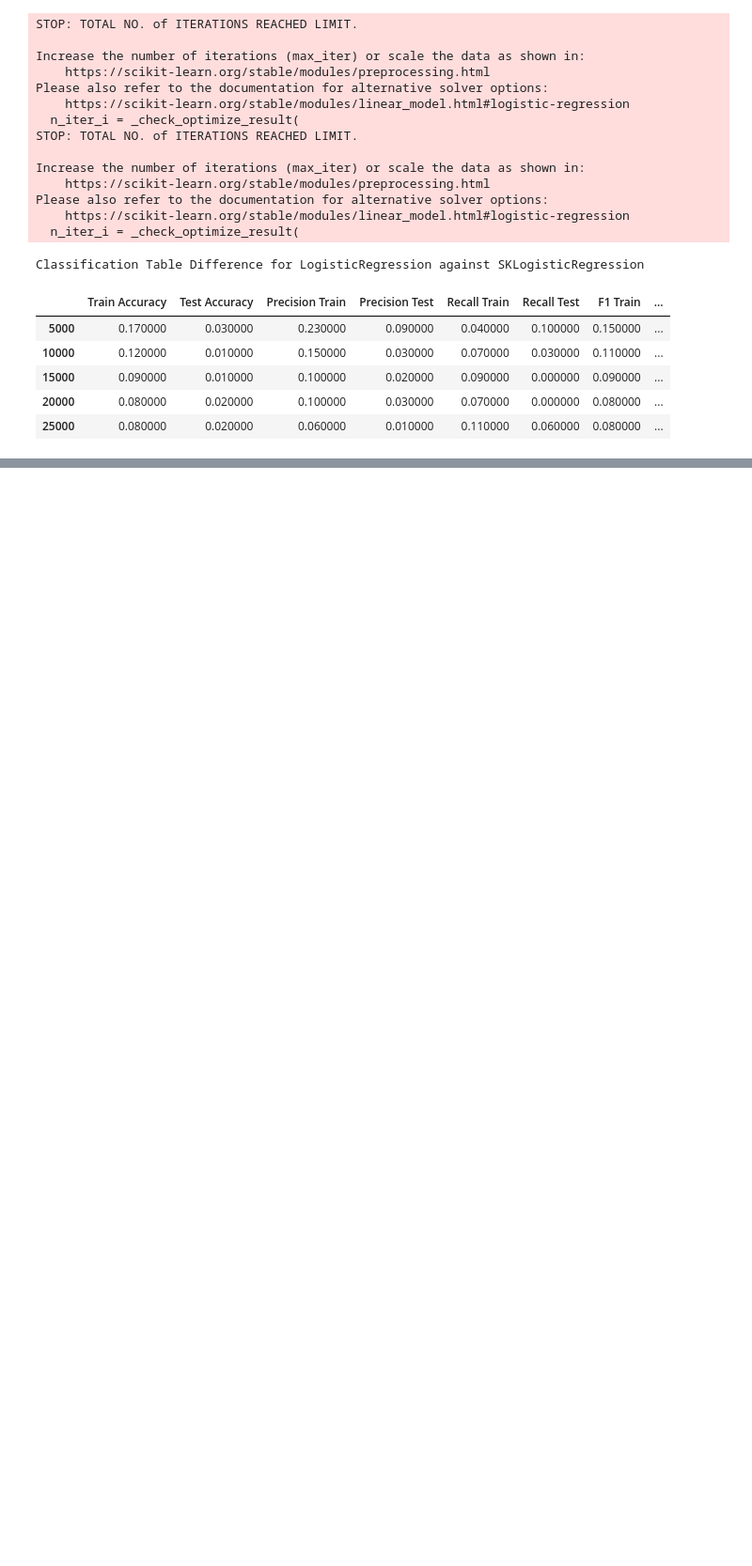
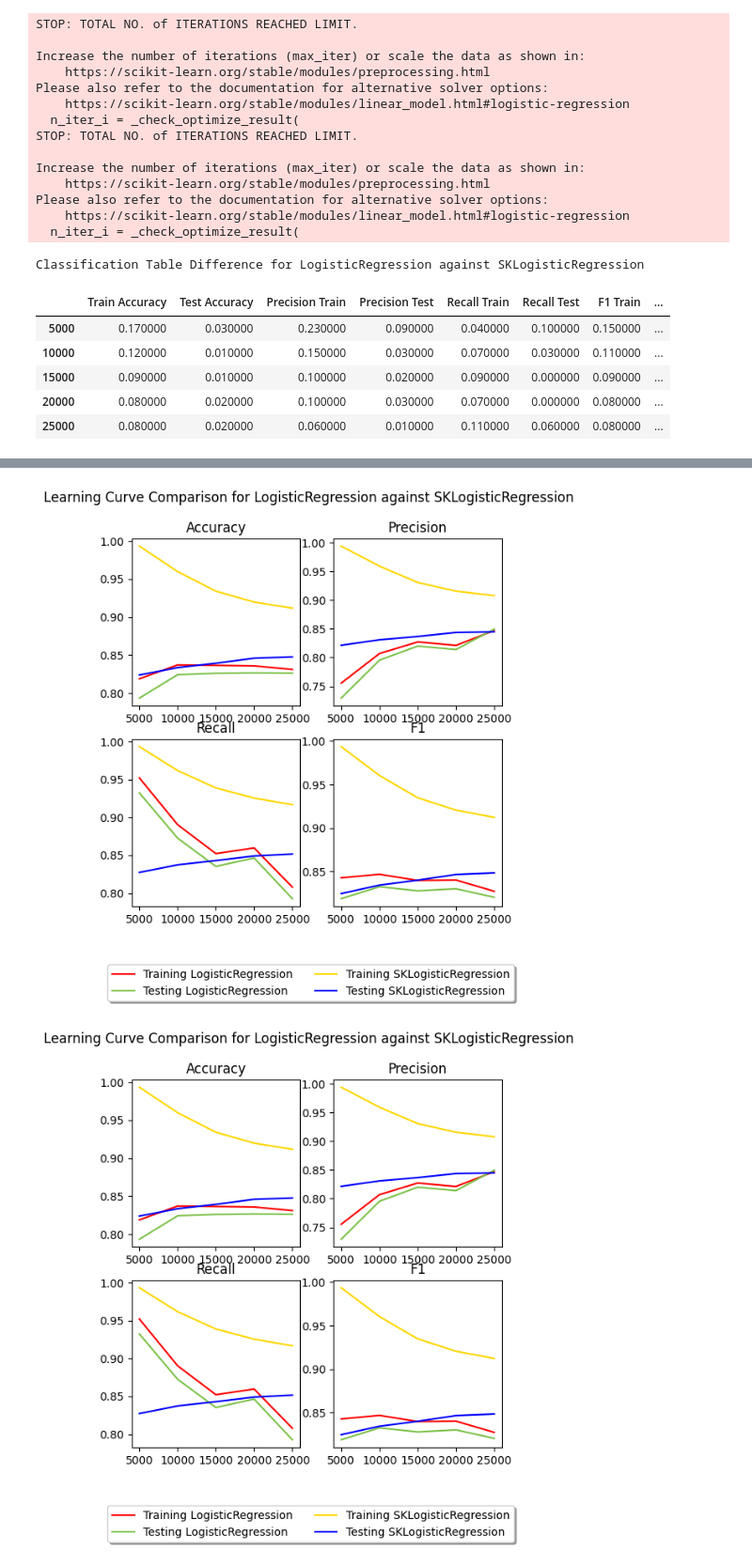
Before and after one commit to MariaSchoinaki/Imdb-classification-ML, a Jupyter notebook: src/LogisticRegression.ipynb, the cells around one changed output, grey strips where cells are left out. Shown: that part at 94% size. Drawn from its saved outputs; the diff is of its cells as text; code cells hidden in the pictures; blank space fills up the shorter version.

Commit message:
Updated Logistic

```diff
--- a/src/LogisticRegression.ipynb
+++ b/src/LogisticRegression.ipynb
@@ -235,0 +243,5 @@ Classification Table Difference for LogisticRegression against SKLogisticRegress
+# %%
+classification_plots_compare(data,logistic_data)
+# %% [output]
+[figure, added]
+[figure, added]
```
Also changed, not shown: parts of 20 cells of this notebook.
